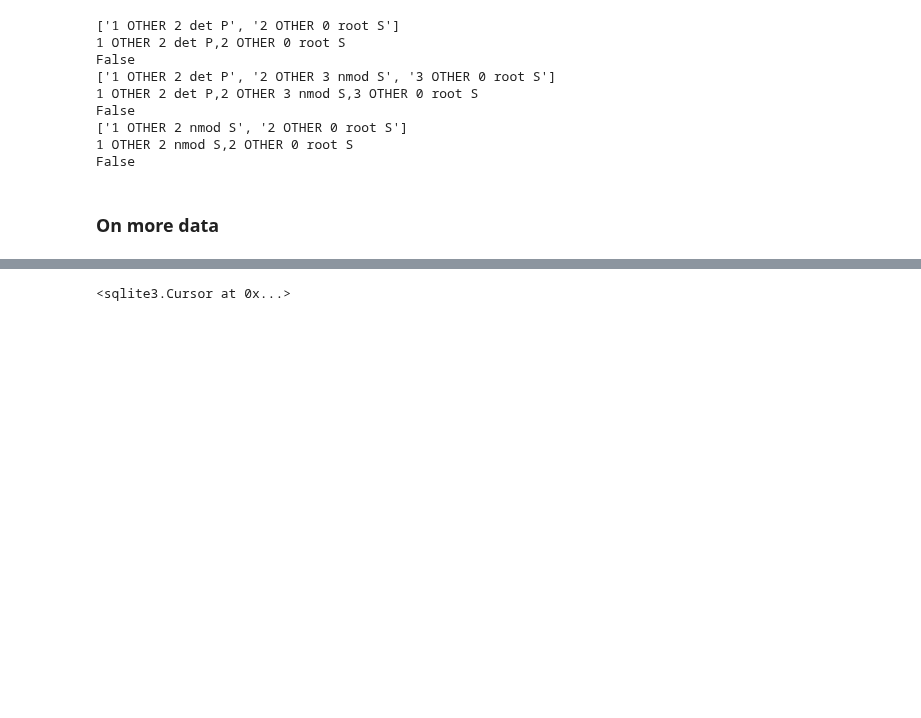
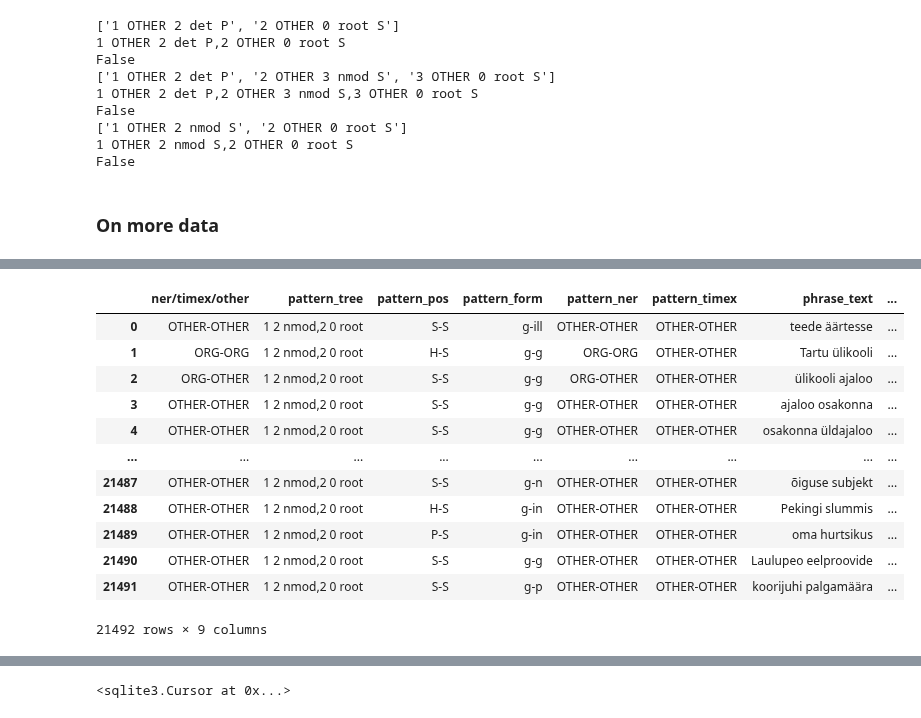
Before and after one commit to estnltk/syntax_experiments, a Jupyter notebook: test_100000_sentences/atomic_phrases_reverse/Correct_pattern_search.ipynb, the cells around one changed output, grey strips where cells are left out. Drawn from its saved outputs; the diff is of its cells as text; code cells hidden in the pictures; blank space fills up the shorter version.

```diff
--- a/test_100000_sentences/atomic_phrases_reverse/Correct_pattern_search.ipynb
+++ b/test_100000_sentences/atomic_phrases_reverse/Correct_pattern_search.ipynb
@@ -494,0 +658,10 @@ matches_df
+# %%
+# POS-sequences
+sequences = []
+for idx, row in matches_df.iterrows():
+    sequence = []
+    for stanza_word in row['phrase_spans']:
+        sequence.append(get_unique_POS(stanza_word))
+    sequences.append("-".join(sequence))
+
+matches_df.insert(2, 'pattern_pos', sequences)
@@ -494,0 +684,10 @@ matches_df
+# %%
+# word forms
+forms = []
+for idx, row in matches_df.iterrows():
+    form = []
+    for stanza_word in row['phrase_spans']:
+        form.append(get_word_form(stanza_word))
+    forms.append("-".join(form))
+
+matches_df.insert(3, 'pattern_form', forms)
@@ -495 +730,17 @@ matches_df
+# %%
+matches_df
+# %% [output]
+|  | ner/timex/other | pattern_tree | pattern_pos | pattern_form | pattern_ner | pattern_timex | phrase_text | ... |
+| 0 | OTHER-OTHER | 1 2 nmod,2 0 root | S-S | g-ill | OTHER-OTHER | OTHER-OTHER | teede äärtesse | ... |
+| 1 | ORG-ORG | 1 2 nmod,2 0 root | H-S | g-g | ORG-ORG | OTHER-OTHER | Tartu ülikooli | ... |
+| 2 | ORG-OTHER | 1 2 nmod,2 0 root | S-S | g-g | ORG-OTHER | OTHER-OTHER | ülikooli ajaloo | ... |
+| 3 | OTHER-OTHER | 1 2 nmod,2 0 root | S-S | g-g | OTHER-OTHER | OTHER-OTHER | ajaloo osakonna | ... |
+| 4 | OTHER-OTHER | 1 2 nmod,2 0 root | S-S | g-g | OTHER-OTHER | OTHER-OTHER | osakonna üldajaloo | ... |
+| ... | ... | ... | ... | ... | ... | ... | ... | ... |
+| 21487 | OTHER-OTHER | 1 2 nmod,2 0 root | S-S | g-n | OTHER-OTHER | OTHER-OTHER | õiguse subjekt | ... |
+| 21488 | OTHER-OTHER | 1 2 nmod,2 0 root | H-S | g-in | OTHER-OTHER | OTHER-OTHER | Pekingi slummis | ... |
+| 21489 | OTHER-OTHER | 1 2 nmod,2 0 root | P-S | g-in | OTHER-OTHER | OTHER-OTHER | oma hurtsikus | ... |
+| 21490 | OTHER-OTHER | 1 2 nmod,2 0 root | S-S | g-g | OTHER-OTHER | OTHER-OTHER | Laulupeo eelproovide | ... |
+| 21491 | OTHER-OTHER | 1 2 nmod,2 0 root | S-S | g-p | OTHER-OTHER | OTHER-OTHER | koorijuhi palgamäära | ... |
+21492 rows × 9 columns
 # %%
```
Also changed, not shown: parts of 31 cells of this notebook, 2 other files.
